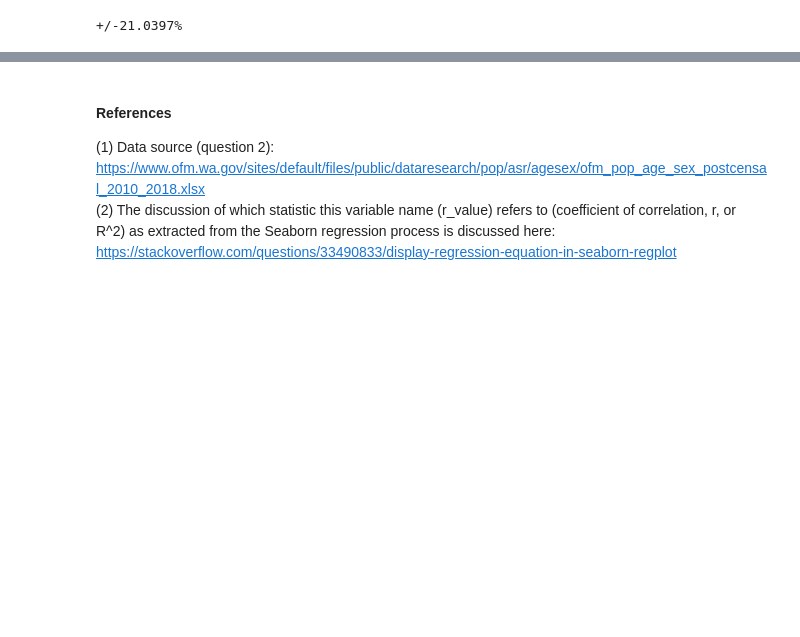
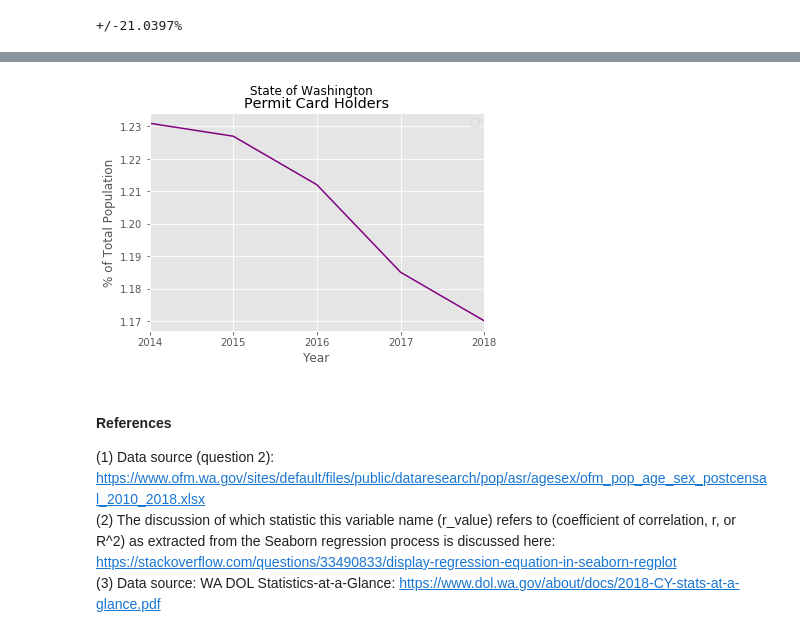
Before and after one commit to skipper0802arty/rootedinrights, a Jupyter notebook: Answering_Questions.ipynb, the cells around one changed output, grey strips where cells are left out. Drawn from its saved outputs; the diff is of its cells as text; code cells hidden in the pictures; blank space fills up the shorter version.

```diff
--- a/Answering_Questions.ipynb
+++ b/Answering_Questions.ipynb
@@ -327,5 +414,22 @@ Data source:
+# %%
+# Plot the line for permit card holders
+df_snapshot[['Permit_%']].plot(c='purple')
+
+# Set some items
+plt.title("Permit Card Holders")
+plt.suptitle('State of Washington')
+plt.xlabel('Year')
+plt.ylabel('% of Total Population')
+plt.xticks([2014,2015,2016,2017,2018])
+plt.legend([])    # loc='lower left'
+
+# Show the plot
+plt.show()
+# %% [output]
+[figure, added]
 # %% [markdown]
 #### References
   (1) Data source (question 2): https://www.ofm.wa.gov/sites/default/files/public/dataresearch/pop/asr/agesex/ofm_pop_age_sex_postcensal_2010_2018.xlsx
   (2) The discussion of which statistic this variable name (r_value) refers to (coefficient of correlation, r, or R^2) as extracted from the Seaborn regression process is discussed here:
   https://stackoverflow.com/questions/33490833/display-regression-equation-in-seaborn-regplot
+  (3) Data source: WA DOL Statistics-at-a-Glance: https://www.dol.wa.gov/about/docs/2018-CY-stats-at-a-glance.pdf
```
Also changed, not shown: parts of 11 cells of this notebook.
